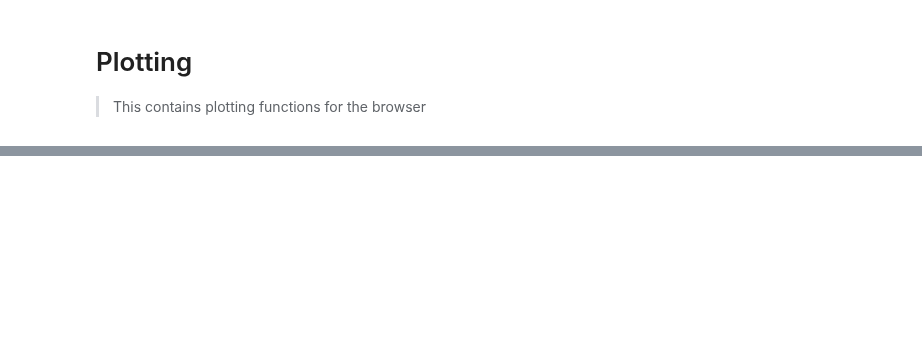
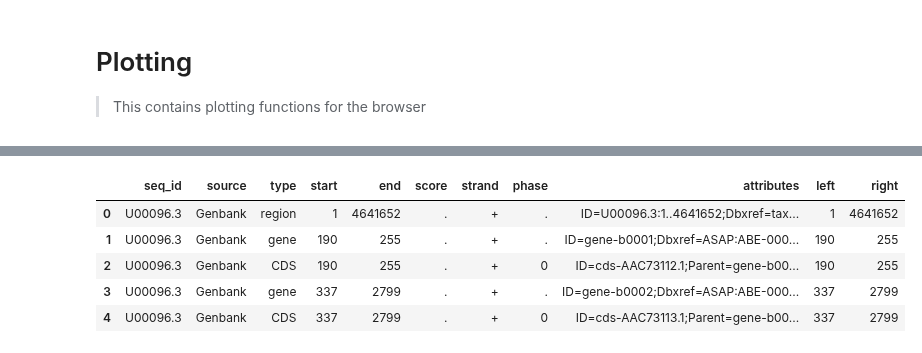
Before and after one commit to dbikard/genomenotebook, a Jupyter notebook: nbs/01_plotting.ipynb, the cells around one changed output, grey strips where cells are left out. Saved outputs shown, nothing was run; the diff lists cells and outputs as text; code cells hidden in the pictures; blank space fills up the shorter version.

```diff
--- a/nbs/01_plotting.ipynb
+++ b/nbs/01_plotting.ipynb
@@ -81,3 +84,25 @@ def create_genome_browser_plot(glyphSource, x_range, **kwargs):
         )
     )
     return p_annot
+# %%
+#| export
+def get_genome_annotations(gff_path: str, bounds=None):
+    annotation = gffpd.read_gff3(gff_path)
+    annotation = annotation.attributes_to_columns()
+    if bounds:
+        annotation = annotation.loc[(annotation.start<bounds[1]) & (annotation.end>bounds[0])]
+
+    annotation.loc[:, "left"] = annotation[["start"]].values
+    annotation.loc[:, "right"] = annotation[["end"]].values
+    return annotation
+# %%
+#| export
+def get_genome_annotations(gff_path: str, bounds=None):
+    annotation = gffpd.read_gff3(gff_path)
+    annotation = annotation.df
+    if bounds:
+        annotation = annotation.loc[(annotation.start<bounds[1]) & (annotation.end>bounds[0])]
+
+    annotation.loc[:, "left"] = annotation[["start"]].values
+    annotation.loc[:, "right"] = annotation[["end"]].values
+    return annotation
@@ -83,0 +113,12 @@ def create_genome_browser_plot(glyphSource, x_range, **kwargs):
+# %%
+data_path = get_example_data_dir()
+gff_path = os.path.join(data_path, "MG1655_U00096.gff3")
+annotation=get_genome_annotations(gff_path)
+annotation.head()
+# %% [output]
+|  | seq_id | source | type | start | end | score | strand | phase | attributes | left | right |
+| 0 | U00096.3 | Genbank | region | 1 | 4641652 | . | + | . | ID=U00096.3:1..4641652;Dbxref=tax... | 1 | 4641652 |
+| 1 | U00096.3 | Genbank | gene | 190 | 255 | . | + | . | ID=gene-b0001;Dbxref=ASAP:ABE-000... | 190 | 255 |
+| 2 | U00096.3 | Genbank | CDS | 190 | 255 | . | + | 0 | ID=cds-AAC73112.1;Parent=gene-b00... | 190 | 255 |
+| 3 | U00096.3 | Genbank | gene | 337 | 2799 | . | + | . | ID=gene-b0002;Dbxref=ASAP:ABE-000... | 337 | 2799 |
+| 4 | U00096.3 | Genbank | CDS | 337 | 2799 | . | + | 0 | ID=cds-AAC73113.1;Parent=gene-b00... | 337 | 2799 |
```
Also changed, not shown: parts of 15 cells of this notebook, 7 other files.
